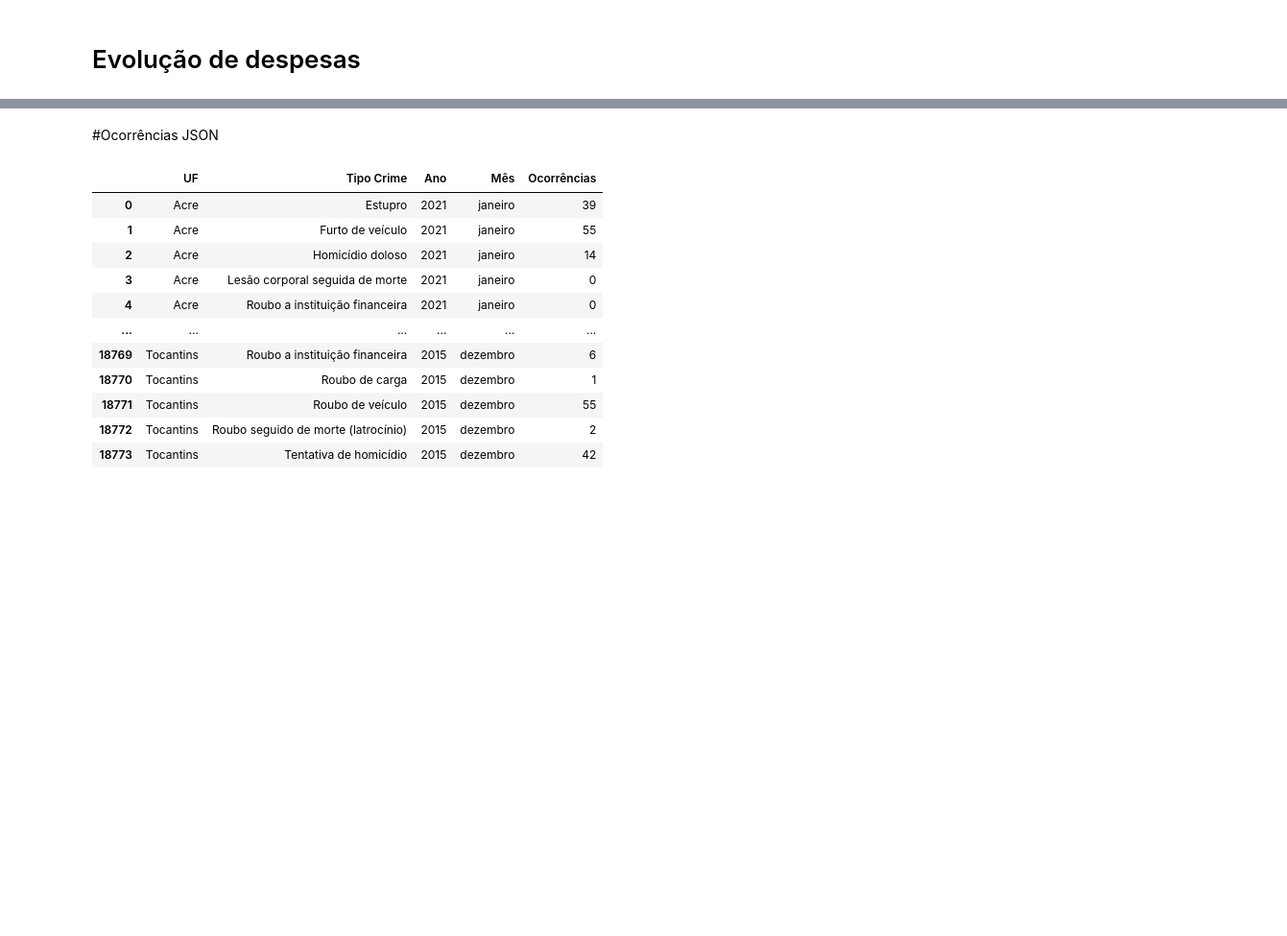
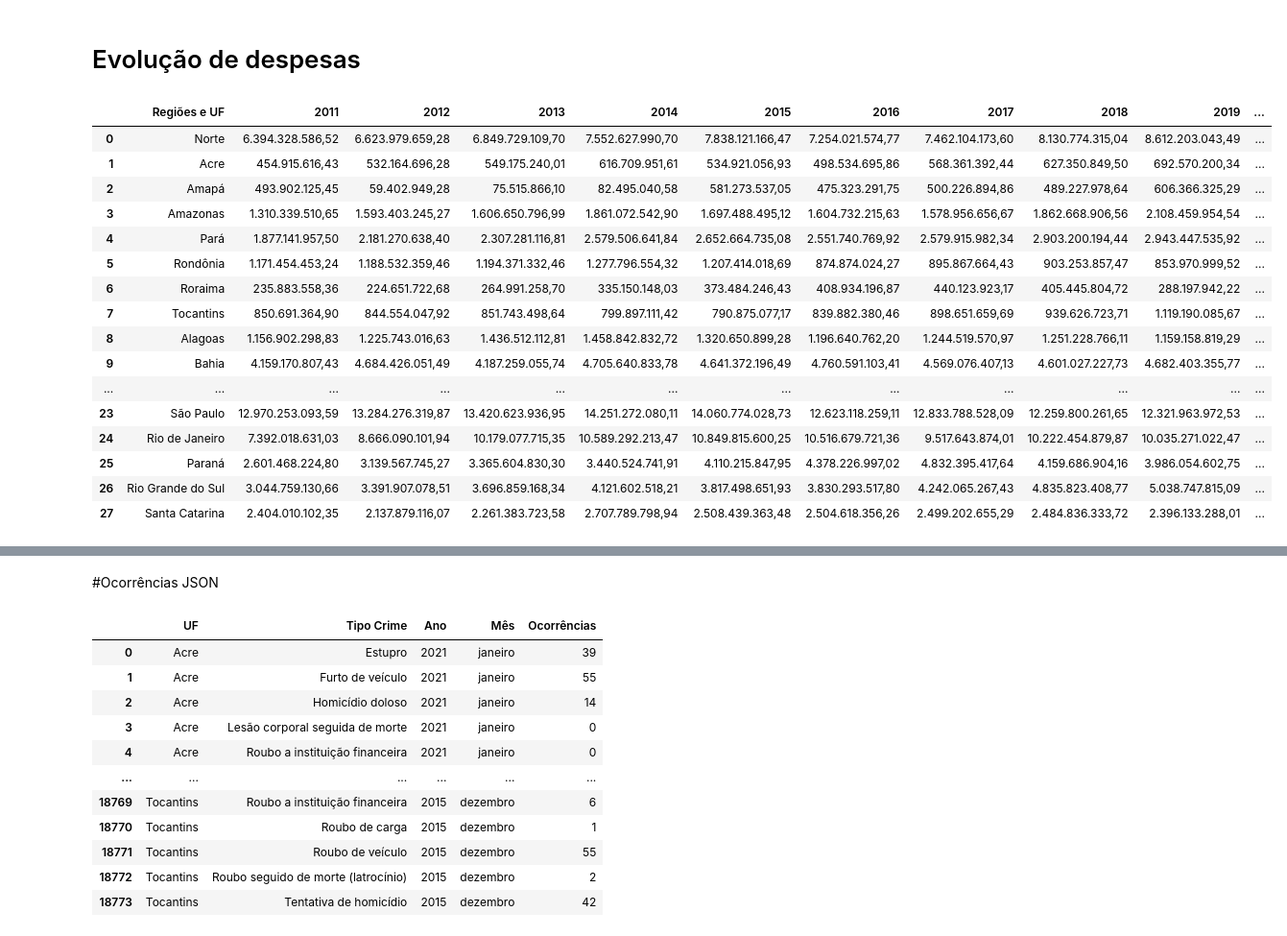
Before and after one commit to marimoreiraa/ProjetoFinal, a Jupyter notebook: ProjetoFinalPandas.ipynb, the cells around one changed output, grey strips where cells are left out. Shown at 96% size. Drawn from its saved outputs; the diff is of its cells as text; code cells hidden in the pictures; blank space fills up the shorter version.

```diff
--- a/ProjetoFinalPandas.ipynb
+++ b/ProjetoFinalPandas.ipynb
@@ -27,9 +27,27 @@ import pandas as pd
 # %%
 import os
 from google.cloud import storage
 serviceaccount = '/content/soulcode-projeto-final-4b88bea6e07a.json'
 os.environ["GOOGLE_APPLICATION_CREDENTIALS"] = serviceaccount
-df = pd.read_csv('gs://data_lake_ingest_data/1_input/EvolucaoDespesas.csv',sep=';')
+df = pd.read_csv('gs://data_lake_ingest_data/1_input/EvolucaoDespesas_FREE.csv')
 df
+# %% [output]
+|  | Regiões e UF | 2011 | 2012 | 2013 | 2014 | 2015 | 2016 | 2017 | 2018 | 2019 | ... |
+| 0 | Norte | 6.394.328.586,52 | 6.623.979.659,28 | 6.849.729.109,70 | 7.552.627.990,70 | 7.838.121.166,47 | 7.254.021.574,77 | 7.462.104.173,60 | 8.130.774.315,04 | 8.612.203.043,49 | ... |
+| 1 | Acre | 454.915.616,43 | 532.164.696,28 | 549.175.240,01 | 616.709.951,61 | 534.921.056,93 | 498.534.695,86 | 568.361.392,44 | 627.350.849,50 | 692.570.200,34 | ... |
+| 2 | Amapá | 493.902.125,45 | 59.402.949,28 | 75.515.866,10 | 82.495.040,58 | 581.273.537,05 | 475.323.291,75 | 500.226.894,86 | 489.227.978,64 | 606.366.325,29 | ... |
+| 3 | Amazonas | 1.310.339.510,65 | 1.593.403.245,27 | 1.606.650.796,99 | 1.861.072.542,90 | 1.697.488.495,12 | 1.604.732.215,63 | 1.578.956.656,67 | 1.862.668.906,56 | 2.108.459.954,54 | ... |
+| 4 | Pará | 1.877.141.957,50 | 2.181.270.638,40 | 2.307.281.116,81 | 2.579.506.641,84 | 2.652.664.735,08 | 2.551.740.769,92 | 2.579.915.982,34 | 2.903.200.194,44 | 2.943.447.535,92 | ... |
+| 5 | Rondônia | 1.171.454.453,24 | 1.188.532.359,46 | 1.194.371.332,46 | 1.277.796.554,32 | 1.207.414.018,69 | 874.874.024,27 | 895.867.664,43 | 903.253.857,47 | 853.970.999,52 | ... |
+| 6 | Roraima | 235.883.558,36 | 224.651.722,68 | 264.991.258,70 | 335.150.148,03 | 373.484.246,43 | 408.934.196,87 | 440.123.923,17 | 405.445.804,72 | 288.197.942,22 | ... |
+| 7 | Tocantins | 850.691.364,90 | 844.554.047,92 | 851.743.498,64 | 799.897.111,42 | 790.875.077,17 | 839.882.380,46 | 898.651.659,69 | 939.626.723,71 | 1.119.190.085,67 | ... |
+| 8 | Alagoas | 1.156.902.298,83 | 1.225.743.016,63 | 1.436.512.112,81 | 1.458.842.832,72 | 1.320.650.899,28 | 1.196.640.762,20 | 1.244.519.570,97 | 1.251.228.766,11 | 1.159.158.819,29 | ... |
+| 9 | Bahia | 4.159.170.807,43 | 4.684.426.051,49 | 4.187.259.055,74 | 4.705.640.833,78 | 4.641.372.196,49 | 4.760.591.103,41 | 4.569.076.407,13 | 4.601.027.227,73 | 4.682.403.355,77 | ... |
+| ... | ... | ... | ... | ... | ... | ... | ... | ... | ... | ... | ... |
+| 23 | São Paulo | 12.970.253.093,59 | 13.284.276.319,87 | 13.420.623.936,95 | 14.251.272.080,11 | 14.060.774.028,73 | 12.623.118.259,11 | 12.833.788.528,09 | 12.259.800.261,65 | 12.321.963.972,53 | ... |
+| 24 | Rio de Janeiro | 7.392.018.631,03 | 8.666.090.101,94 | 10.179.077.715,35 | 10.589.292.213,47 | 10.849.815.600,25 | 10.516.679.721,36 | 9.517.643.874,01 | 10.222.454.879,87 | 10.035.271.022,47 | ... |
+| 25 | Paraná | 2.601.468.224,80 | 3.139.567.745,27 | 3.365.604.830,30 | 3.440.524.741,91 | 4.110.215.847,95 | 4.378.226.997,02 | 4.832.395.417,64 | 4.159.686.904,16 | 3.986.054.602,75 | ... |
+| 26 | Rio Grande do Sul | 3.044.759.130,66 | 3.391.907.078,51 | 3.696.859.168,34 | 4.121.602.518,21 | 3.817.498.651,93 | 3.830.293.517,80 | 4.242.065.267,43 | 4.835.823.408,77 | 5.038.747.815,09 | ... |
+| 27 | Santa Catarina | 2.404.010.102,35 | 2.137.879.116,07 | 2.261.383.723,58 | 2.707.789.798,94 | 2.508.439.363,48 | 2.504.618.356,26 | 2.499.202.655,29 | 2.484.836.333,72 | 2.396.133.288,01 | ... |
 # %%
 df.head()
```
Also changed, not shown: parts of 40 cells of this notebook.
